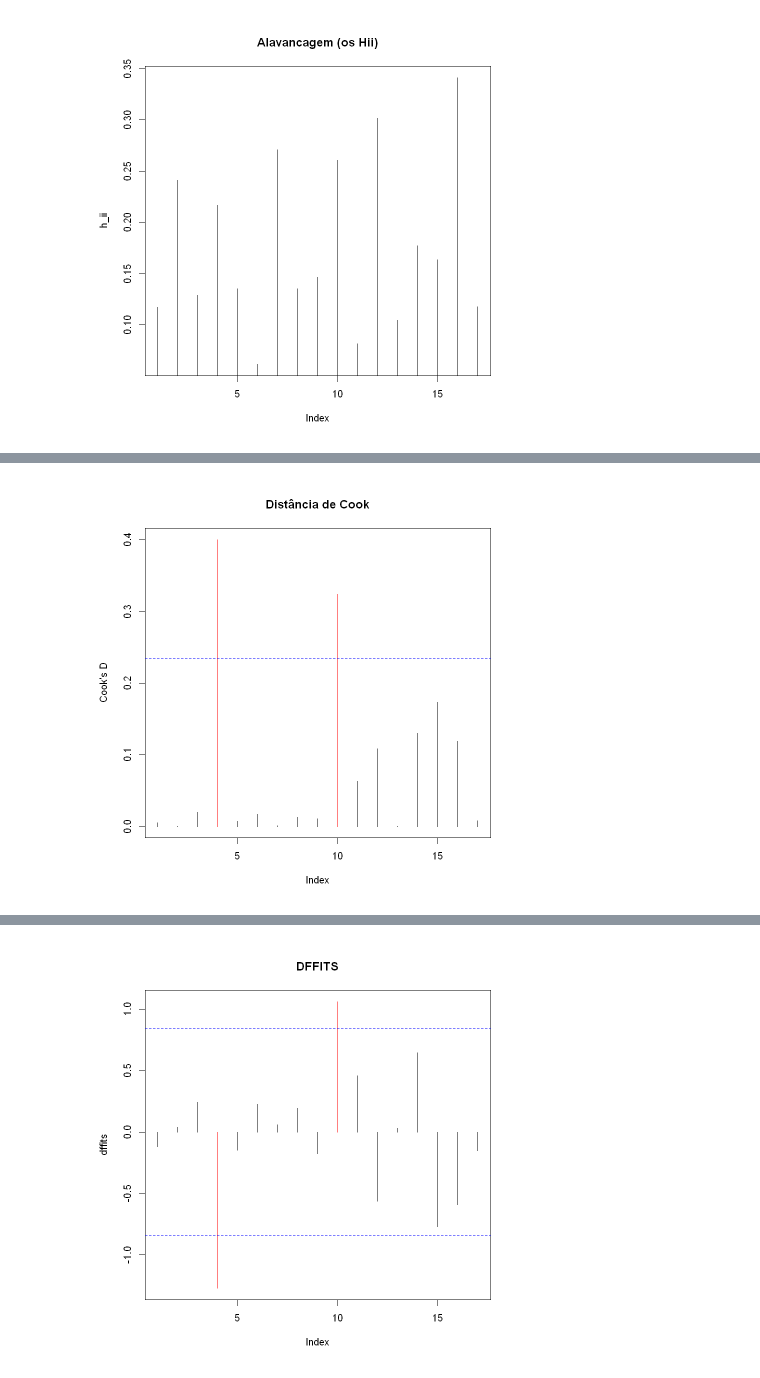
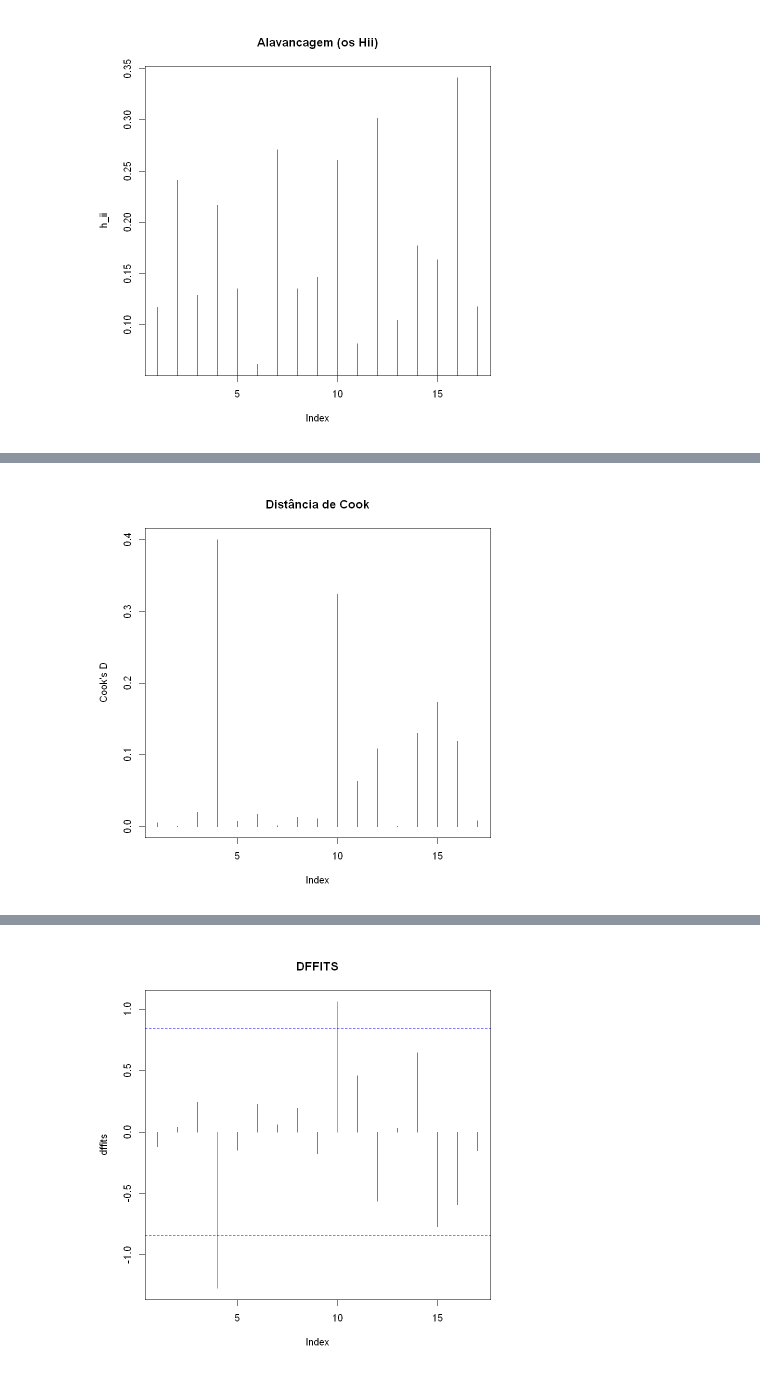
Before and after one commit to Marcehlin/Atividades-2026_1, a Jupyter notebook: Regressao/Regressao atividade 3/(N)Regressao atividade 3.ipynb, the cells around one changed output, grey strips where cells are left out. Drawn from its saved outputs; the diff is of its cells as text; code cells hidden in the pictures.

```diff
--- a/Regressao/Regressao atividade 3/(N)Regressao atividade 3.ipynb
+++ b/Regressao/Regressao atividade 3/(N)Regressao atividade 3.ipynb
@@ -751,11 +759,17 @@ Tem dois valores (observação 4 e 10 do treino) que são maiores que o limiar (
 # %%
 cook <- cooks.distance(modelo)
 limiar_cook <- 4 / nrow(dados)   # regra: se maior que 4/n
+
+n <- nrow(dados)
+p <- length(coef(modelo))
+
+limiar_cook <- qf(0.5,n,n-p)   # regra da aula: se maior que mediana de F_n,n-p
+
 plot(cook, type = "h", col = ifelse(cook > limiar_cook, "red", "black"),
      main = "Distância de Cook", ylab = "Cook's D")
 abline(h = limiar_cook, lty = 2, col = "blue")
 # %% [output]
-[figure, old version]
+[figure, new version]
 # %% [markdown]
 #### 3.3.3 DFFITS e DFBETAS
 ![os DFFits](3_3_3_DFFits.png)
```
Also changed, not shown: parts of 22 cells of this notebook, 2 other files.
